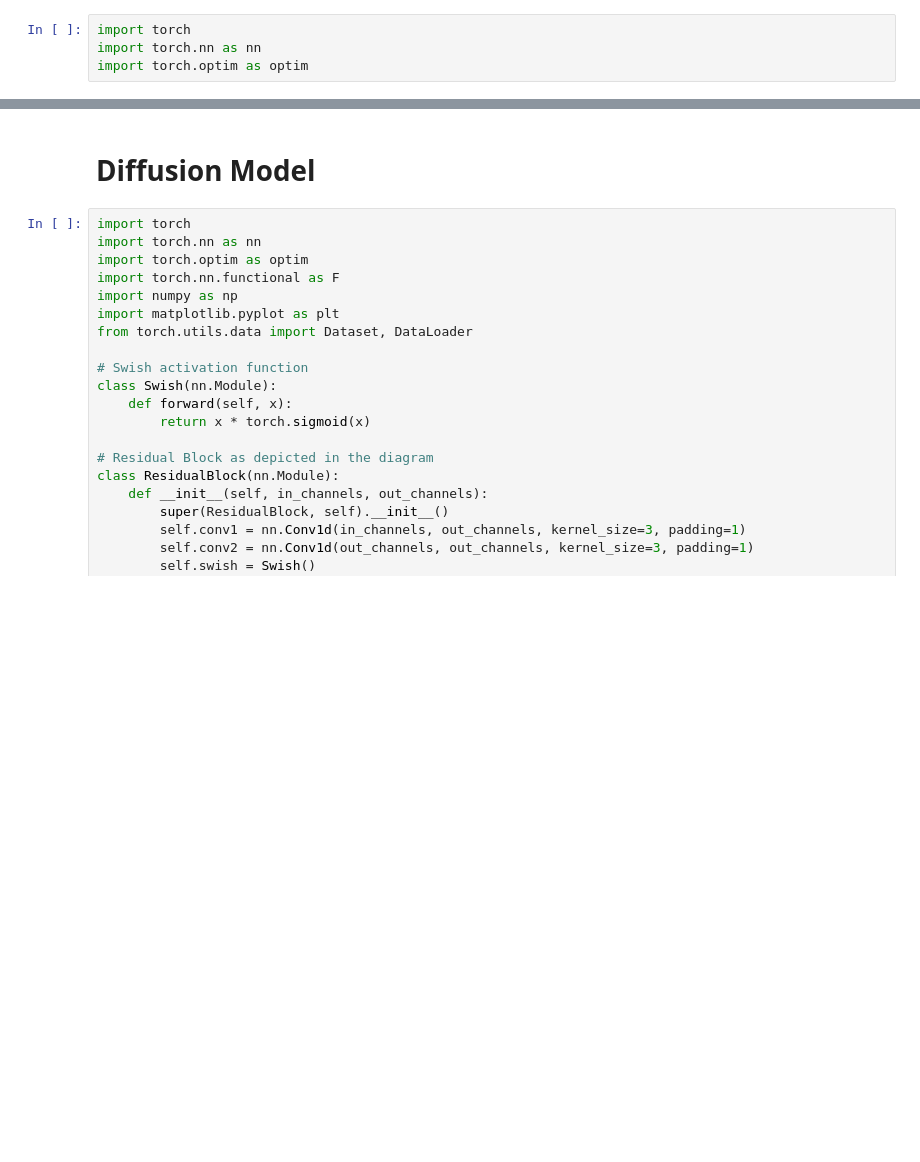
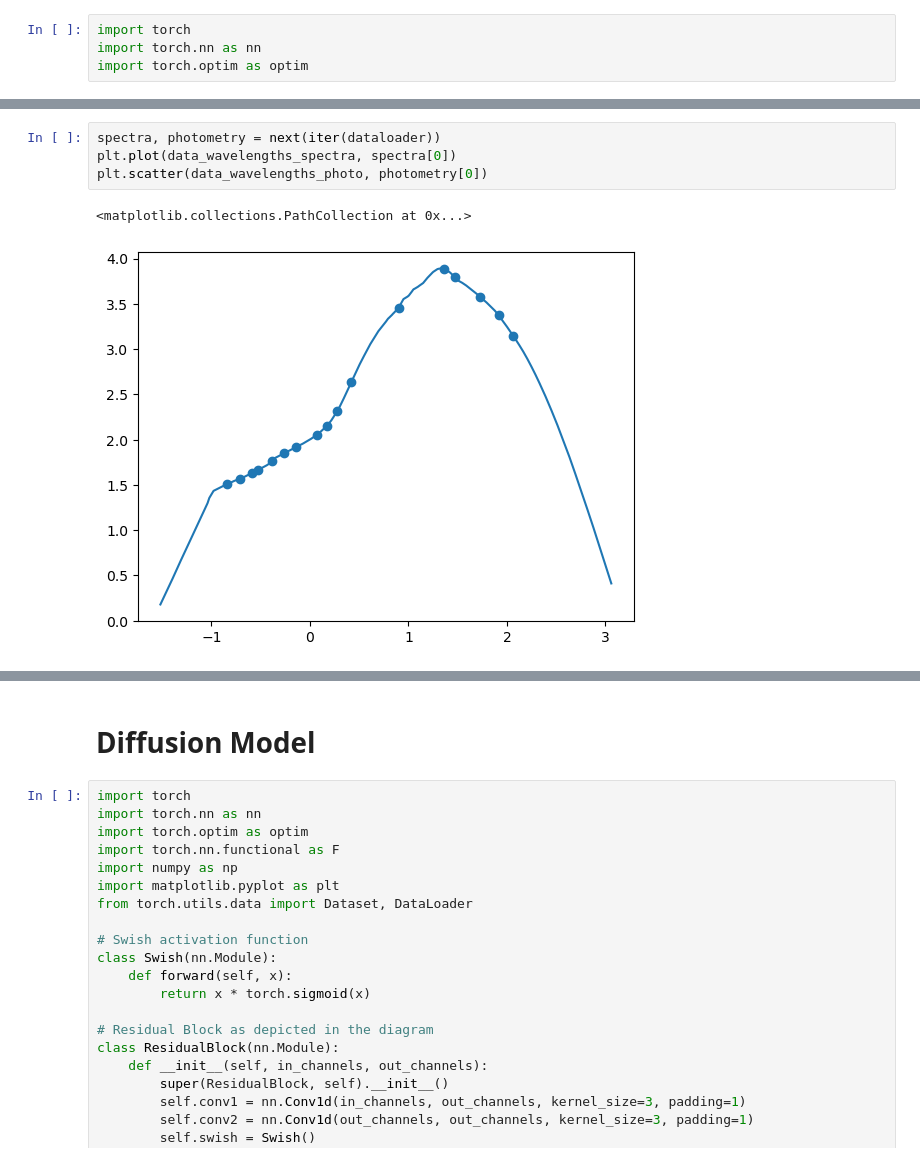
Before and after one commit to VasileiosKottas/AstroInformatics, a Jupyter notebook: DIFFUSION_MODELS/NeurlIPS Dif/test.ipynb, the cells around one changed output, grey strips where cells are left out. Drawn from its saved outputs; the diff is of its cells as text; blank space fills up the shorter version.

```diff
--- a/DIFFUSION_MODELS/NeurlIPS Dif/test.ipynb
+++ b/DIFFUSION_MODELS/NeurlIPS Dif/test.ipynb
@@ -107,3 +98,10 @@ dataloader = DataLoader(dataset, batch_size=128, shuffle=True, drop_last=True)
+# %%
+spectra, photometry = next(iter(dataloader))
+plt.plot(data_wavelengths_spectra, spectra[0])
+plt.scatter(data_wavelengths_photo, photometry[0])
+# %% [output]
+<matplotlib.collections.PathCollection at 0x...>
+[figure, added]
 # %%
 import torch
 import torch.nn as nn
```
Also changed, not shown: parts of 10 cells of this notebook.
